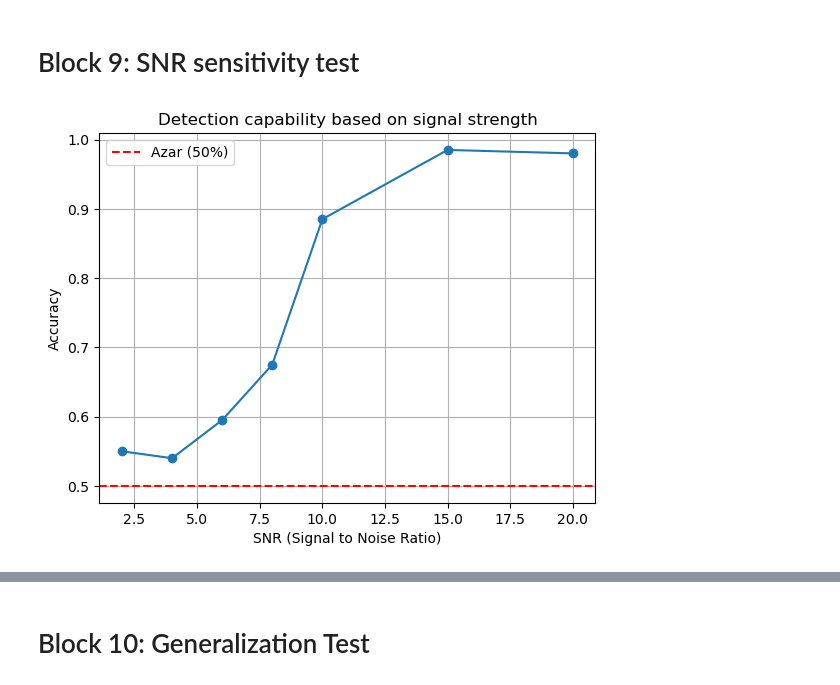
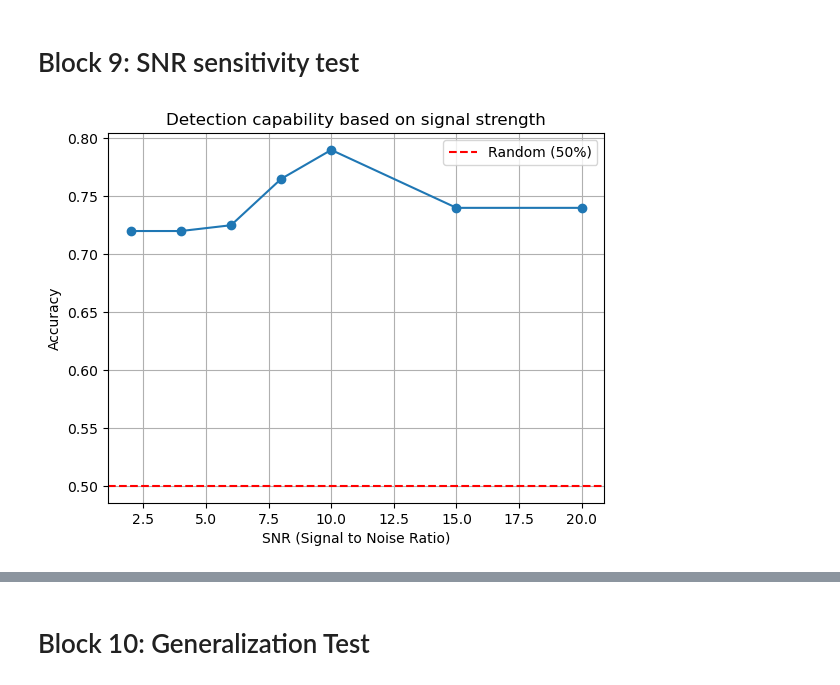
Before and after one commit to Marf27/Neural-networks-for-gravitational-waves, a Jupyter notebook: Gravitational_Waves.ipynb, the cells around one changed output, grey strips where cells are left out. Cells and saved outputs as stored; diff of their text form; code cells hidden in the pictures.

```diff
--- a/Gravitational_Waves.ipynb
+++ b/Gravitational_Waves.ipynb
@@ -123,25 +278,29 @@ CNN(
 # %% [markdown]
 # Block 5: Dataset creation + Training / Evaluation functions
 # %%
-num_samples = 10000
+num_samples = 20000
 X, y = [], []
+
 for i in range(num_samples):
-    has_signal = np.random.choice([0, 1])
 
-    # Use clearer signals for easier learning
-    snr_random = np.random.uniform(10, 25)
+    label = np.random.choice([0, 1])
 
-    if has_signal:
-        raw_data = generate_signal(snr_level=snr_random)
+    if label == 1:
+        raw = generate_gw_signal()
+
     else:
-        t = np.linspace(0, 1, 1024)
-        raw_data = np.random.normal(0, 1, len(t))
+        base_noise = generate_realistic_noise()
 
-    # Convert to spectrogram
-    spec = get_spectrogram(raw_data)
+        if np.random.rand() < 0.5:
+            glitch = generate_glitch()
+            raw = base_noise + glitch
+        else:
+            raw = base_noise
+
+    spec = get_spectrogram(raw)
 
     X.append(spec)
-    y.append(has_signal)
+    y.append(label)
 
 # Convert to numpy arrays
 X = np.array(X)
@@ -407,47 +566,49 @@ def evaluate_specific_SNR(model, snr_target):
         has_sig = np.random.choice([0, 1])
 
         if has_sig:
-            raw = generate_signal(snr_level=snr_target)
+            sig = generate_waveform()
+            noise = generate_realistic_noise()
+            raw = noise + snr_target * sig
         else:
-            t = np.linspace(0, 1, 1024)
-            raw = np.random.normal(0, 1, len(t))
+            base_noise = generate_realistic_noise()
+            if np.random.rand() < 0.5:
+                raw = base_noise + generate_glitch()
+            else:
+                raw = base_noise
 
         X_snr.append(get_spectrogram(raw))
         y_snr.append(has_sig)
 
     X_snr = np.array(X_snr)[..., np.newaxis]
     X_snr = (X_snr - mean) / std
 
     X_snr_t = torch.tensor(X_snr, dtype=torch.float32).permute(0,3,1,2).to(device)
     y_snr_t = torch.tensor(y_snr, dtype=torch.float32).unsqueeze(1).to(device)
 
     model.eval()
-    correct = 0
-
     with torch.no_grad():
         outputs = model(X_snr_t)
         probs = torch.sigmoid(outputs)
         preds = (probs > 0.5).float()
         correct = (preds == y_snr_t).sum().item()
 
-    acc = correct / len(y_snr)
-    return acc
+    return correct / len(y_snr)
 
 # Define the SNR levels we want to test (from very difficult to very easy)
 snr_levels = [2, 4, 6, 8, 10, 15, 20]
 precisions = [evaluate_specific_SNR(model, s) for s in snr_levels]
 
 plt.figure()
 plt.plot(snr_levels, precisions, 'o-')
-plt.axhline(y=0.5, color='r', linestyle='--', label='Azar (50%)')
+plt.axhline(y=0.5, color='r', linestyle='--', label='Random (50%)')
 plt.xlabel('SNR (Signal to Noise Ratio)')
 plt.ylabel('Accuracy')
 plt.title('Detection capability based on signal strength')
 plt.grid(True)
 plt.legend()
 plt.show()
 # %% [output]
-[figure, old version]
+[figure, new version]
 # %%
 print("Evaluating model sensitivity by SNR level...")
 precisions = []
```
Also changed, not shown: parts of 13 cells of this notebook.
